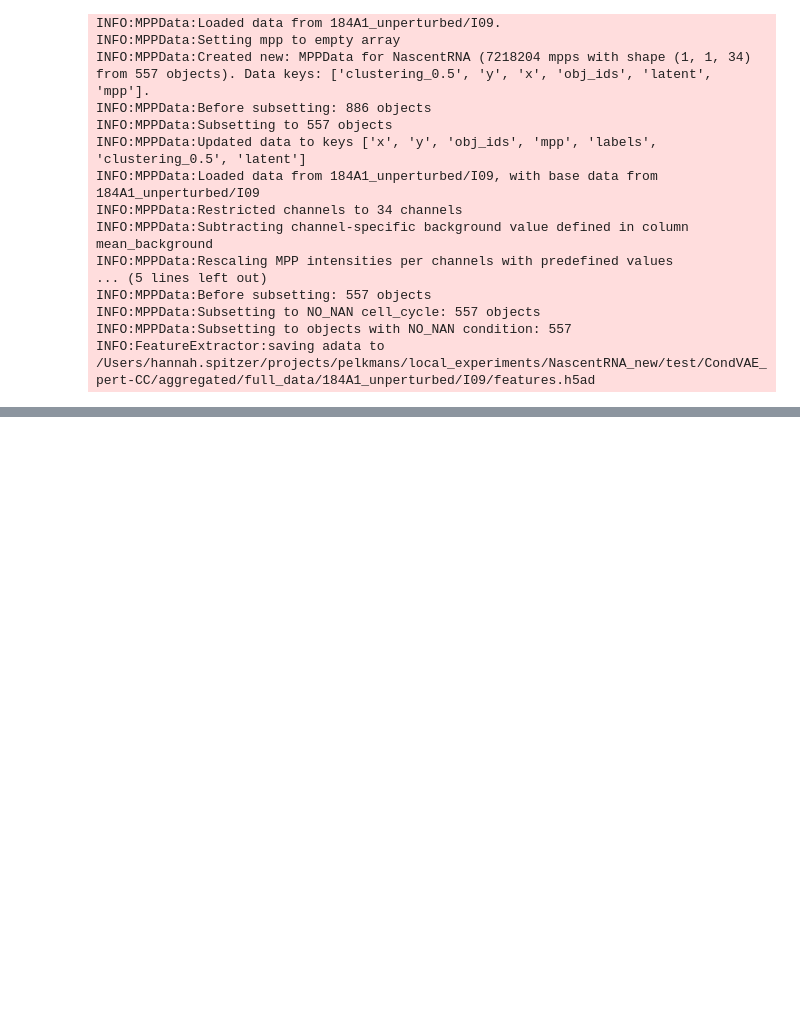
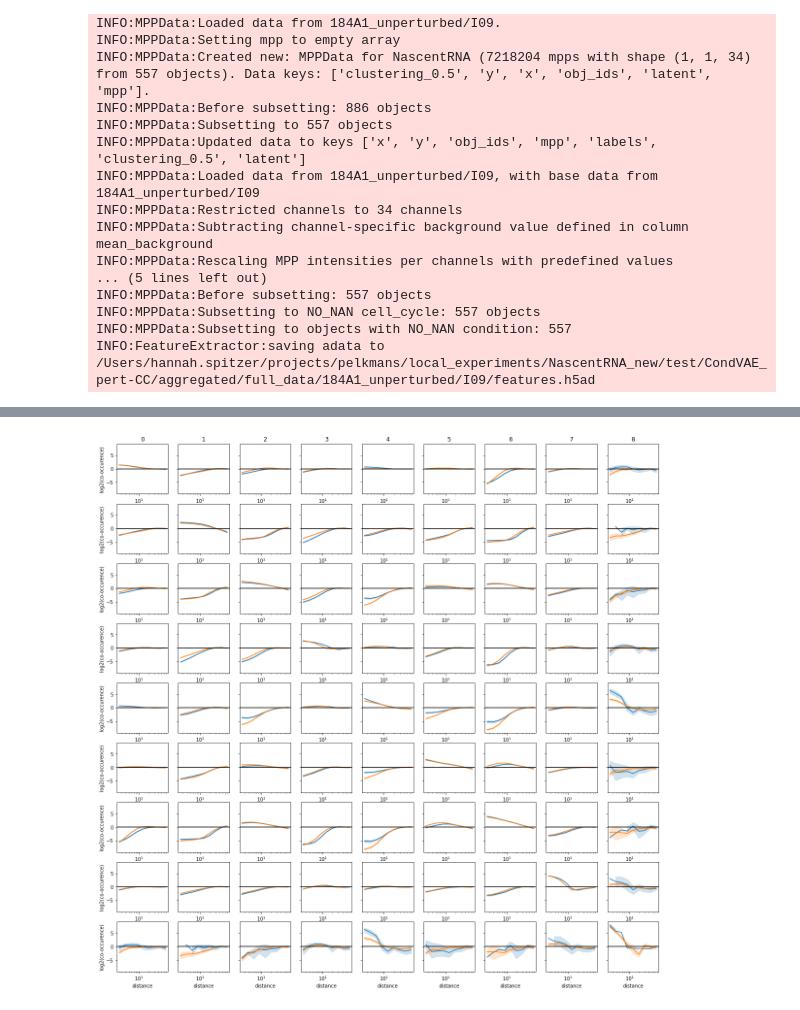
Before and after one commit to theislab/campa, a Jupyter notebook: notebooks/extract_features.ipynb, the cells around one changed output, grey strips where cells are left out. Saved outputs shown, nothing was run; the diff lists cells and outputs as text; code cells hidden in the pictures; blank space fills up the shorter version.

```diff
--- a/notebooks/extract_features.ipynb
+++ b/notebooks/extract_features.ipynb
@@ -306,0 +116,5 @@ plot_intensity_change(**res, adjust_height=True, figsize=(15,5), vmin=-2, vmax=2
+# %%
+# for all cluster pairings
+fig, axes = plot_co_occurrence_grid(adata, condition, condition_values, legend=False, ci=95, figsize=(20,20))
+# %% [output]
+[figure, added]
```
Also changed, not shown: parts of 27 cells of this notebook, 5 other files.
